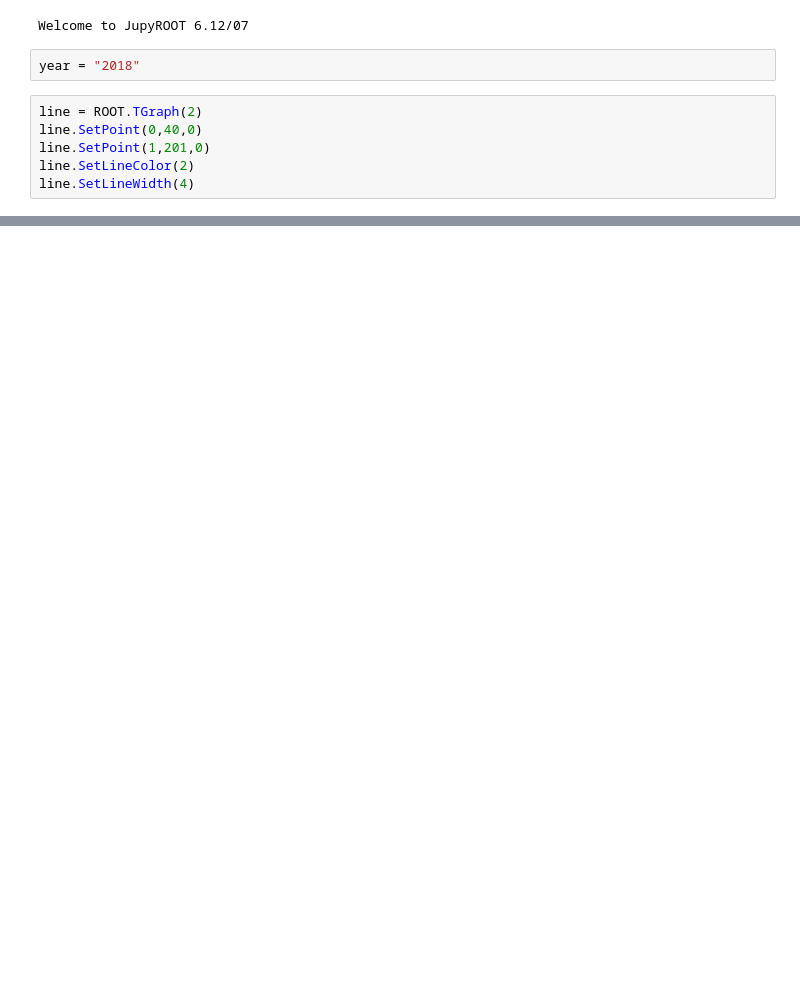
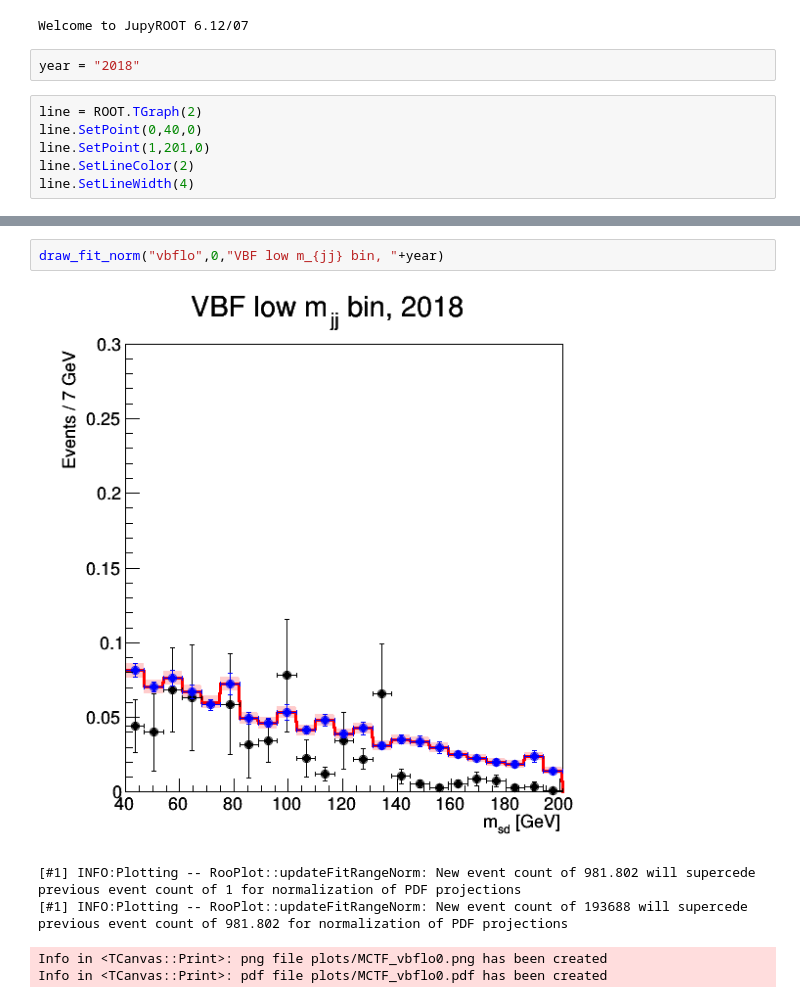
Before and after one commit to jennetd/vbf-hbb-fits, a Jupyter notebook: hbb-unblind-ewkz/2018/draw-PF-ratio.ipynb, the cells around one changed output, grey strips where cells are left out. Cells and saved outputs as stored; diff of their text form; blank space fills up the shorter version.

```diff
--- a/hbb-unblind-ewkz/2018/draw-PF-ratio.ipynb
+++ b/hbb-unblind-ewkz/2018/draw-PF-ratio.ipynb
@@ -214,0 +98,8 @@ for i in range(0,6):
+# %%
+draw_fit_norm("vbflo",0,"VBF low m_{jj} bin, "+year)
+# %% [output]
+[figure, added]
+[#1] INFO:Plotting -- RooPlot::updateFitRangeNorm: New event count of 981.802 will supercede previous event count of 1 for normalization of PDF projections
+[#1] INFO:Plotting -- RooPlot::updateFitRangeNorm: New event count of 193688 will supercede previous event count of 981.802 for normalization of PDF projections
+Info in <TCanvas::Print>: png file plots/MCTF_vbflo0.png has been created
+Info in <TCanvas::Print>: pdf file plots/MCTF_vbflo0.pdf has been created
```
Also changed, not shown: parts of 10 cells of this notebook, 18 other files.
